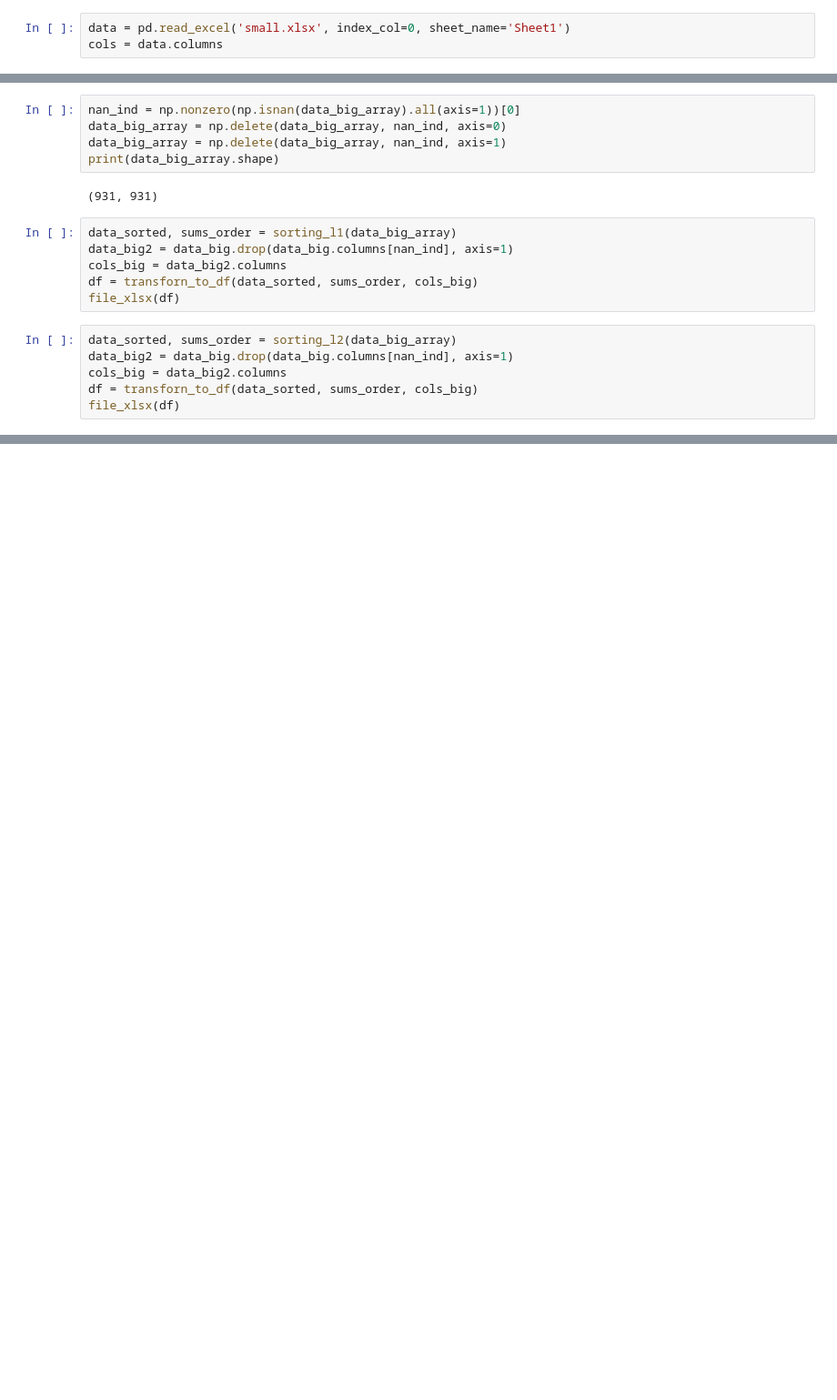
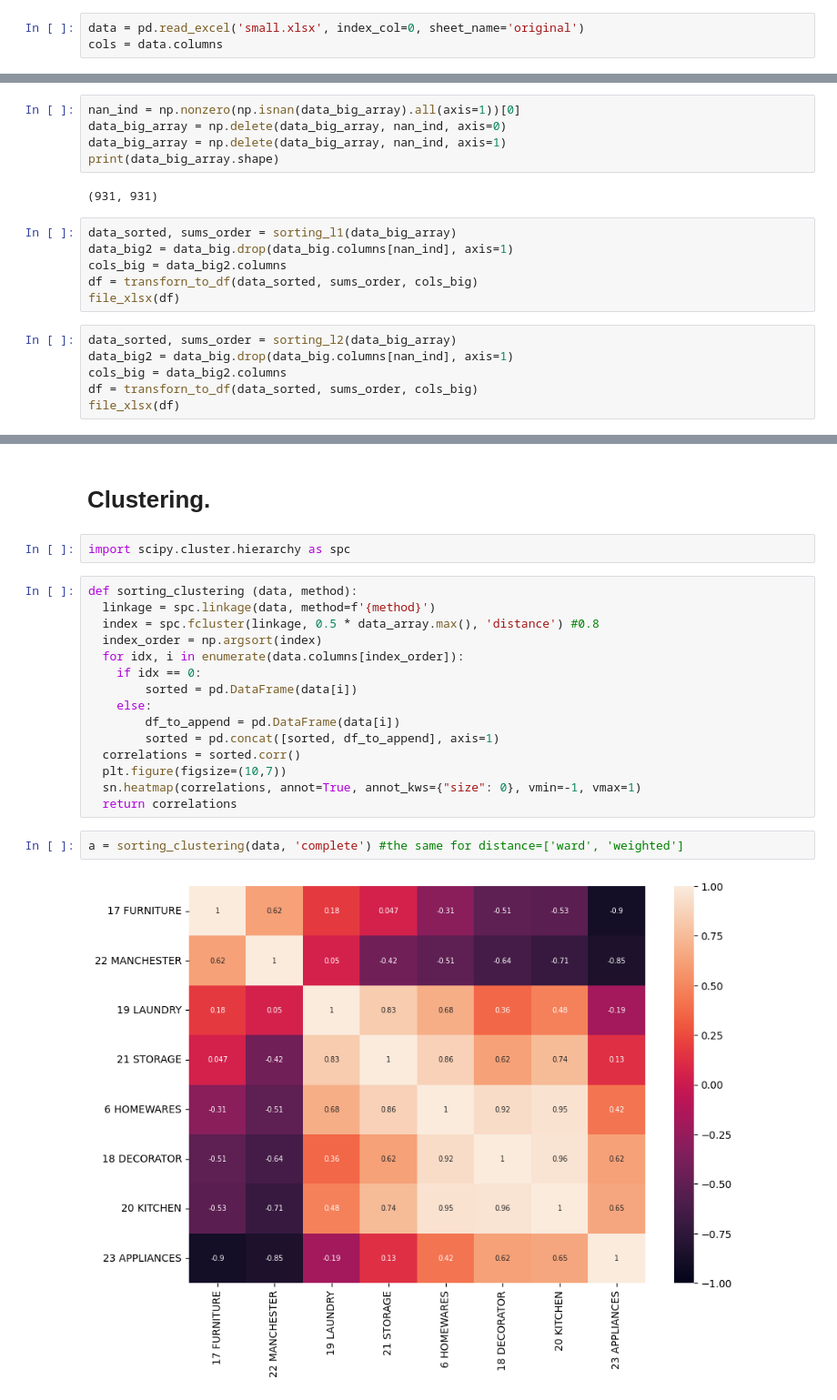
Before and after one commit to vodapa888/corr_matrix, a Jupyter notebook: corr_matrix.ipynb, the cells around one changed output, grey strips where cells are left out. Shown at 91% size. Drawn from its saved outputs; the diff is of its cells as text; blank space fills up the shorter version.

```diff
--- a/corr_matrix.ipynb
+++ b/corr_matrix.ipynb
@@ -7,7 +7,7 @@ import matplotlib.pyplot as plt
 # Small size data.
 Data loading and initial correlation matrix.
 # %%
-data = pd.read_excel('small.xlsx', index_col=0, sheet_name='Sheet1')
+data = pd.read_excel('small.xlsx', index_col=0, sheet_name='original')
 cols = data.columns
 # %%
 print(data)
@@ -170,0 +191,23 @@ file_xlsx(df)
+# %% [markdown]
+# Clustering.
+# %%
+import scipy.cluster.hierarchy as spc
+# %%
+def sorting_clustering (data, method):
+  linkage = spc.linkage(data, method=f'{method}')
+  index = spc.fcluster(linkage, 0.5 * data_array.max(), 'distance') #0.8
+  index_order = np.argsort(index)
+  for idx, i in enumerate(data.columns[index_order]):
+    if idx == 0:
+        sorted = pd.DataFrame(data[i])
+    else:
+        df_to_append = pd.DataFrame(data[i])
+        sorted = pd.concat([sorted, df_to_append], axis=1)
+  correlations = sorted.corr()
+  plt.figure(figsize=(10,7))
+  sn.heatmap(correlations, annot=True, annot_kws={"size": 0}, vmin=-1, vmax=1)
+  return correlations
+# %%
+a = sorting_clustering(data, 'complete') #the same for distance=['ward', 'weighted']
+# %% [output]
+[figure, added]
```
Also changed, not shown: parts of 11 cells of this notebook.
